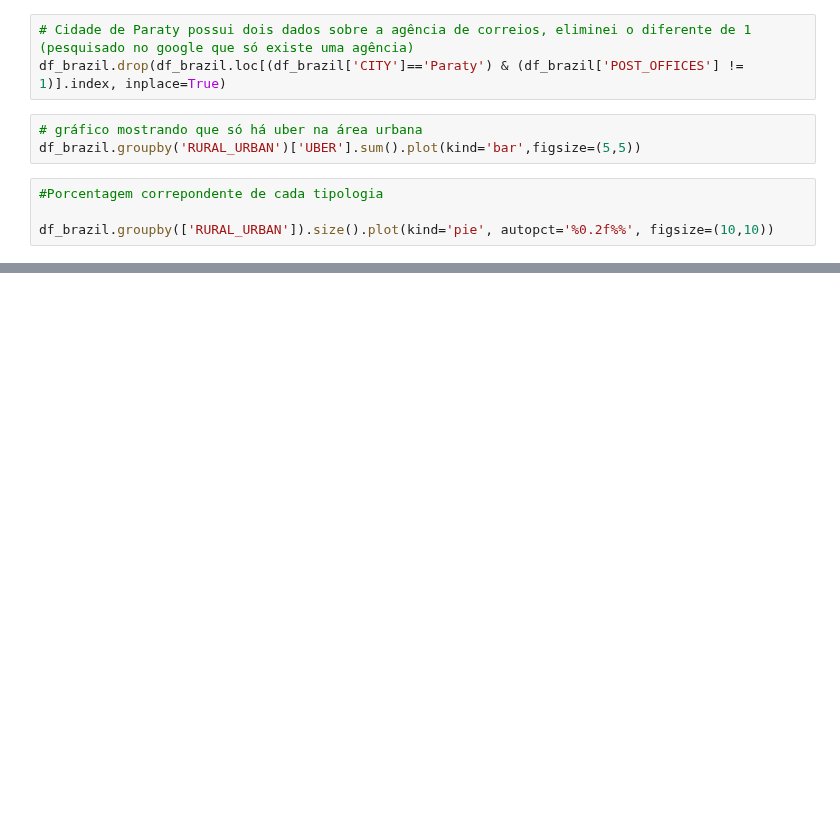
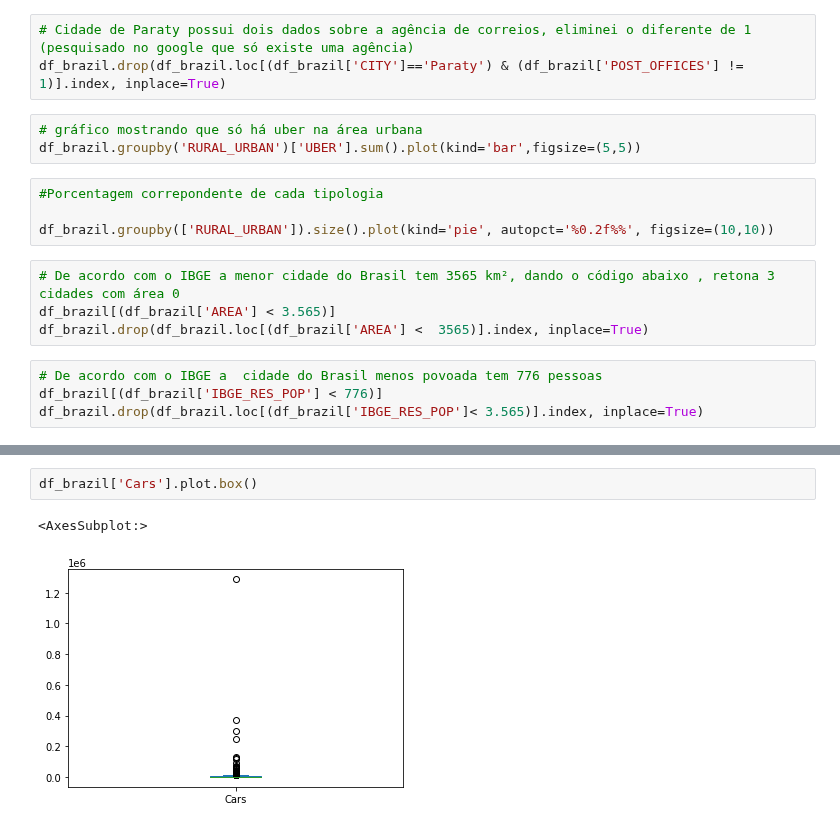
Before and after one commit to leydsonbarros/Brazilian_Cities, a Jupyter notebook: brazilian_cities.ipynb, the cells around one changed output, grey strips where cells are left out. Cells and saved outputs as stored; diff of their text form; blank space fills up the shorter version.

Commit message:
Update brazilian_cities.ipynb
Adição de tratamento de outliers , usando z-score robusto e limpei algumas cidades e áreas menos que o mínimo do IBGE!

```diff
--- a/brazilian_cities.ipynb
+++ b/brazilian_cities.ipynb
@@ -209,3 +210,11 @@ df_brazil.groupby('RURAL_URBAN')['UBER'].sum().plot(kind='bar',figsize=(5,5))
 #Porcentagem correpondente de cada tipologia
 
 df_brazil.groupby(['RURAL_URBAN']).size().plot(kind='pie', autopct='%0.2f%%', figsize=(10,10))
+# %%
+# De acordo com o IBGE a menor cidade do Brasil tem 3565 km², dando o código abaixo , retona 3 cidades com área 0
+df_brazil[(df_brazil['AREA'] < 3.565)]
+df_brazil.drop(df_brazil.loc[(df_brazil['AREA'] <  3565)].index, inplace=True)
+# %%
+# De acordo com o IBGE a  cidade do Brasil menos povoada tem 776 pessoas
+df_brazil[(df_brazil['IBGE_RES_POP'] < 776)]
+df_brazil.drop(df_brazil.loc[(df_brazil['IBGE_RES_POP']< 3.565)].index, inplace=True)
@@ -211,0 +248,5 @@ df_brazil.groupby(['RURAL_URBAN']).size().plot(kind='pie', autopct='%0.2f%%', fi
+# %%
+df_brazil['Cars'].plot.box()
+# %% [output]
+<AxesSubplot:>
+[figure, added]
```
Also changed, not shown: parts of 9 cells of this notebook.
